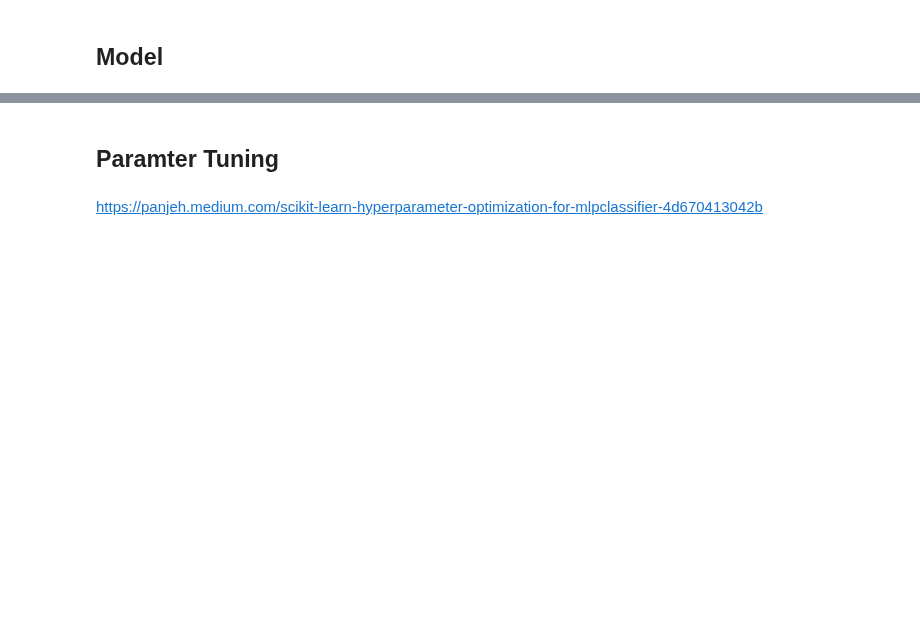
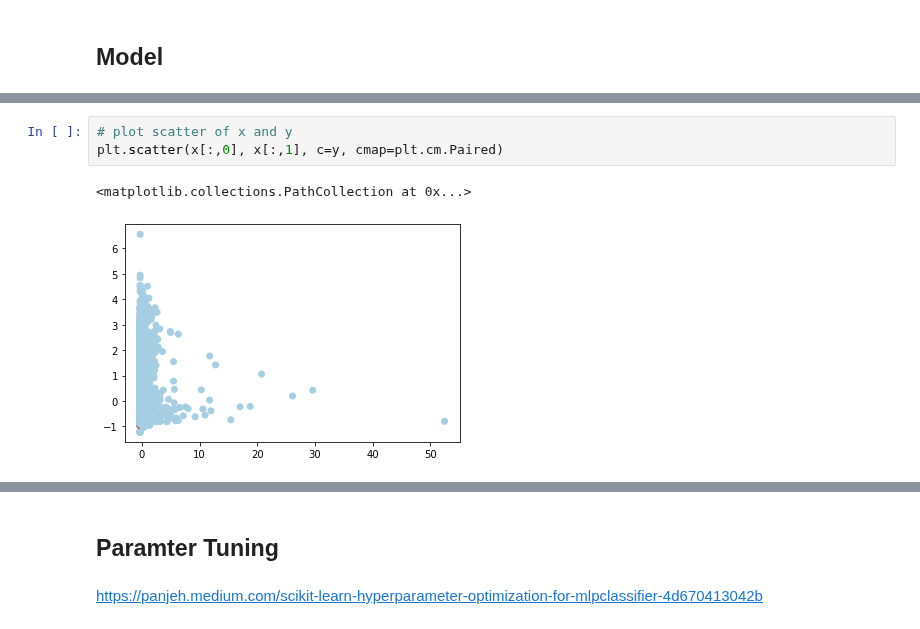
Before and after one commit to SigurdGH/MasterThesis, a Jupyter notebook: main/test.ipynb, the cells around one changed output, grey strips where cells are left out. Drawn from its saved outputs; the diff is of its cells as text; blank space fills up the shorter version.

```diff
--- a/main/test.ipynb
+++ b/main/test.ipynb
@@ -91,3 +127,9 @@ model.fit(x, y)
+# %%
+# plot scatter of x and y
+plt.scatter(x[:,0], x[:,1], c=y, cmap=plt.cm.Paired)
+# %% [output]
+<matplotlib.collections.PathCollection at 0x...>
+[figure, added]
 # %%
 pred = model.predict(testX)
 score = model.getScore(pred, testY)
```
Also changed, not shown: parts of 13 cells of this notebook, 5 other files.
